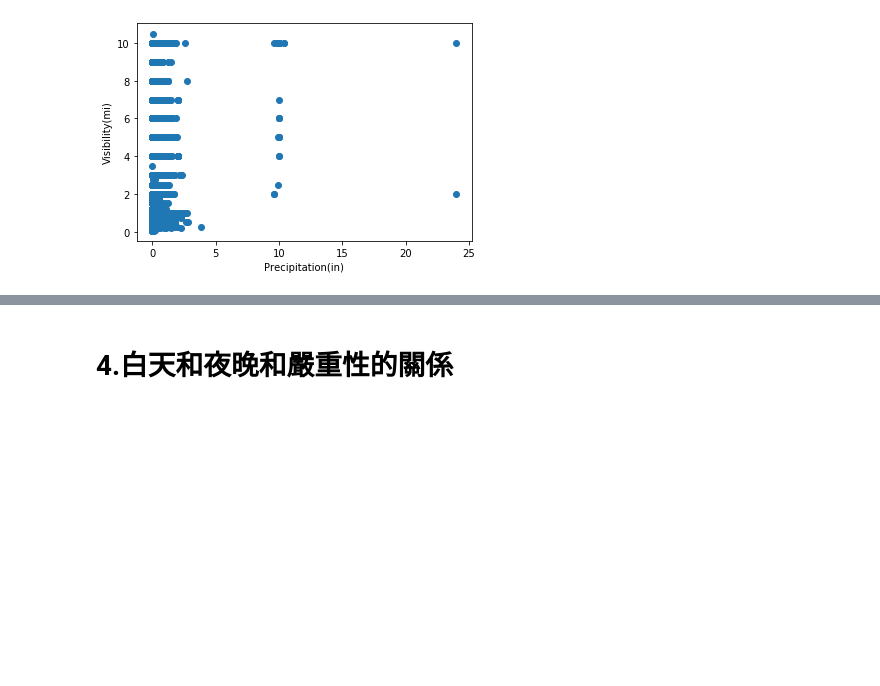
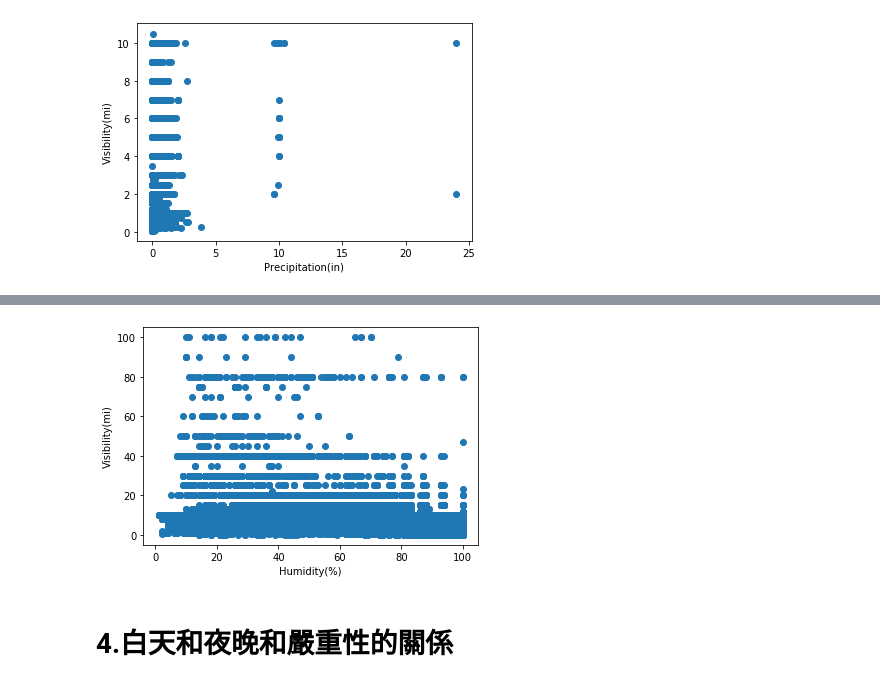
Before and after one commit to Vincent23412/-, a Jupyter notebook: 交通事故專案.ipynb, the cells around one changed output, grey strips where cells are left out. Cells and saved outputs as stored; diff of their text form; code cells hidden in the pictures; blank space fills up the shorter version.

```diff
--- a/交通事故專案.ipynb
+++ b/交通事故專案.ipynb
@@ -408,3 +429,11 @@ dtype: int64
+# %%
+plt.scatter(x=Precipitation_Visibility['Humidity(%)']
+         ,y=Precipitation_Visibility['Visibility(mi)'])
+plt.xlabel('Humidity(%)')
+plt.ylabel('Visibility(mi)')
+plt.show()
+# %% [output]
+[figure, added]
 # %% [markdown]
 # 4.白天和夜晚和嚴重性的關係
 # %%
```
Also changed, not shown: parts of 37 cells of this notebook.
